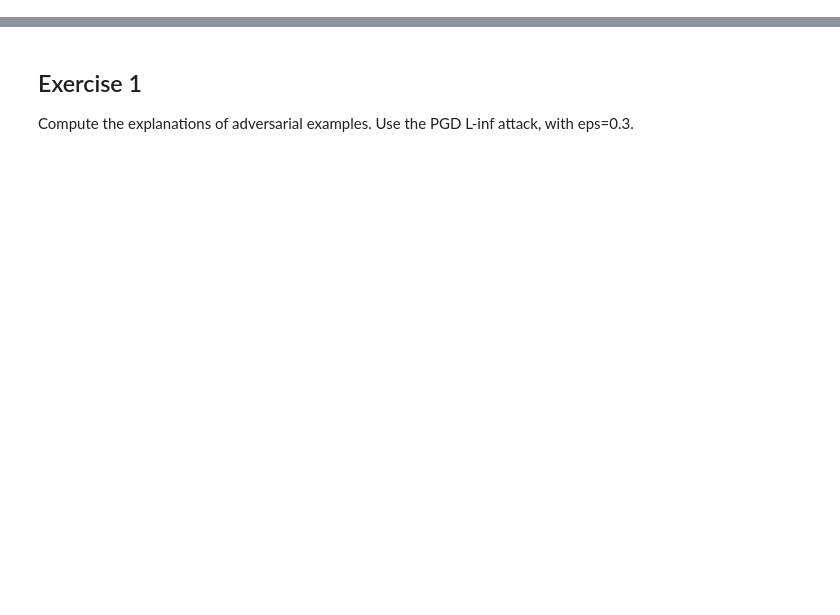
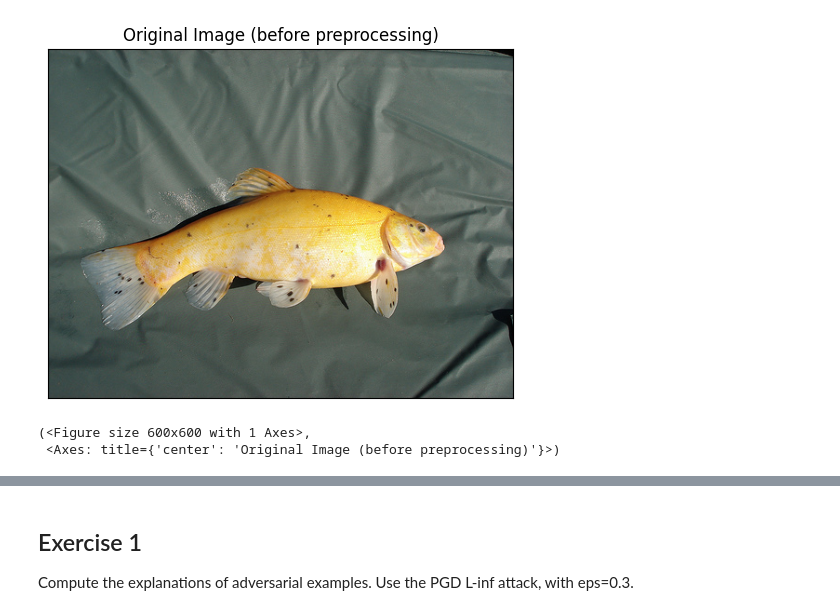
Before and after one commit to unica-mlsec/mlsec, a Jupyter notebook: labs/07_explainability.ipynb, the cells around one changed output, grey strips where cells are left out. Saved outputs shown, nothing was run; the diff lists cells and outputs as text; code cells hidden in the pictures; blank space fills up the shorter version.

```diff
--- a/labs/07_explainability.ipynb
+++ b/labs/07_explainability.ipynb
@@ -27,0 +37,13 @@ import foolbox
+# %%
+# we load an image from the ImageNet dataset (check the repository for other available images)
+img_url = "https://github.com/EliSchwartz/imagenet-sample-images/raw/master/n01440764_tench.JPEG?raw=true"
+y_true = 0  # taken from the repository
+r = requests.get(img_url)
+img = Image.open(io.BytesIO(r.content))
+
+# we visualize the image with the captum utils
+viz.visualize_image_attr(None, np.asarray(img), method="original_image", title="Original Image (before preprocessing)")
+# %% [output]
+[figure, added]
+(<Figure size 600x600 with 1 Axes>,
+ <Axes: title={'center': 'Original Image (before preprocessing)'}>)
```
Also changed, not shown: parts of 55 cells of this notebook.
